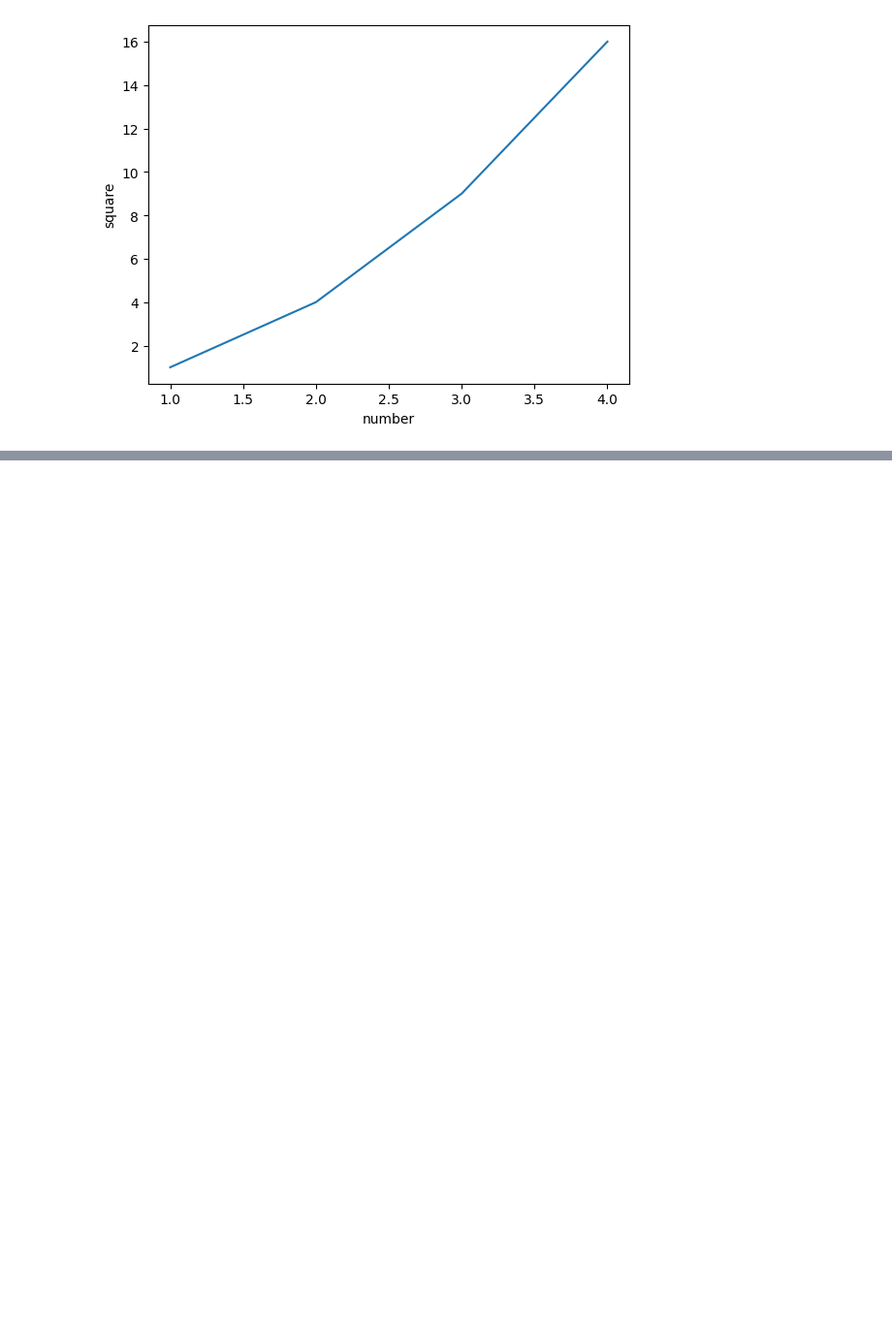
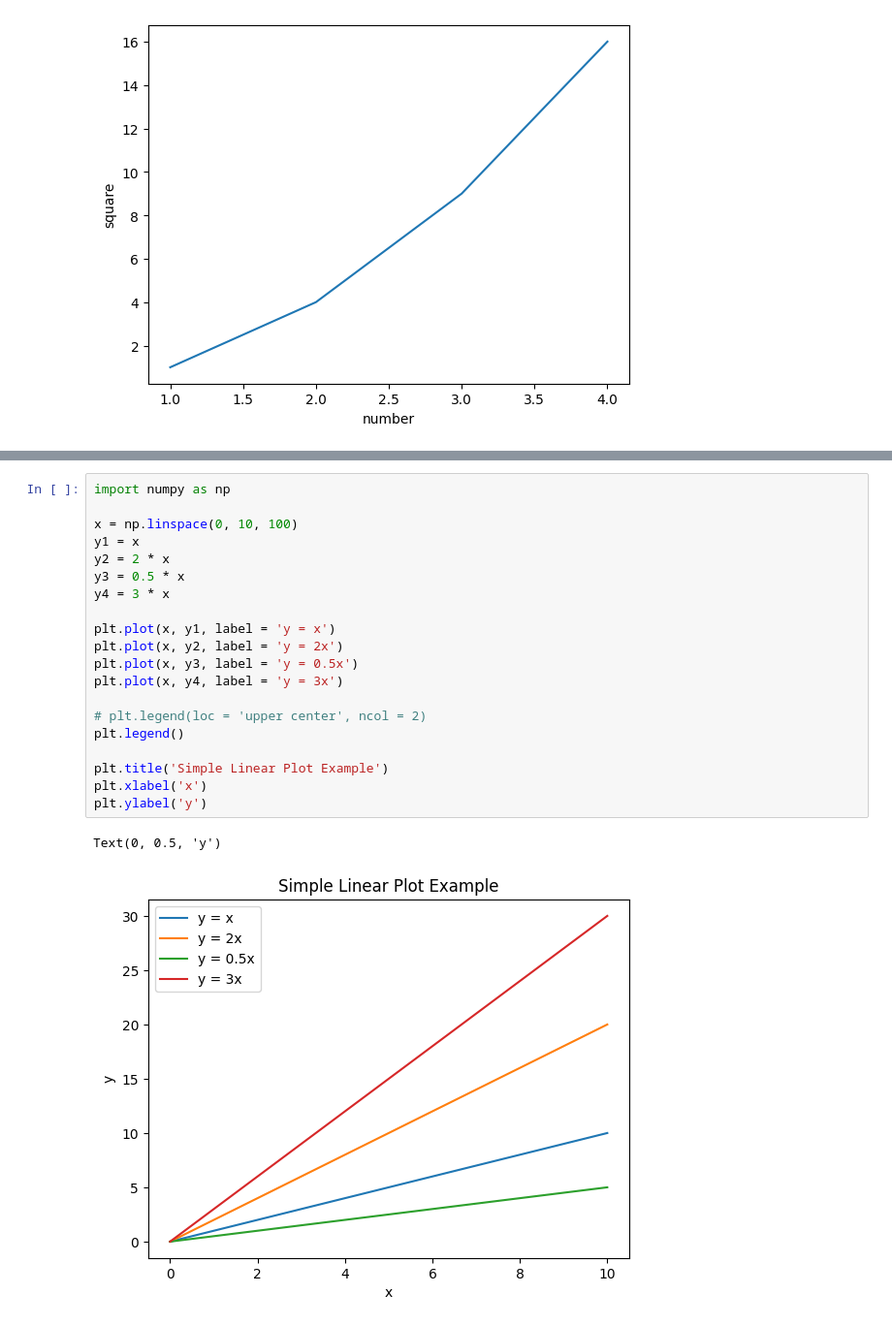
Before and after one commit to Choiwanwoo-03/MachineLearning_CodePractice, a Jupyter notebook: Matplotlib_library_practice.ipynb, the cells around one changed output, grey strips where cells are left out. Shown at 97% size. Cells and saved outputs as stored; diff of their text form; blank space fills up the shorter version.

```diff
--- a/Matplotlib_library_practice.ipynb
+++ b/Matplotlib_library_practice.ipynb
@@ -27,0 +37,23 @@ plt.show()
+# %%
+import numpy as np
+
+x = np.linspace(0, 10, 100)
+y1 = x
+y2 = 2 * x
+y3 = 0.5 * x
+y4 = 3 * x
+
+plt.plot(x, y1, label = 'y = x')
+plt.plot(x, y2, label = 'y = 2x')
+plt.plot(x, y3, label = 'y = 0.5x')
+plt.plot(x, y4, label = 'y = 3x')
+
+# plt.legend(loc = 'upper center', ncol = 2)
+plt.legend()
+
+plt.title('Simple Linear Plot Example')
+plt.xlabel('x')
+plt.ylabel('y')
+# %% [output]
+Text(0, 0.5, 'y')
+[figure, added]
```
Also changed, not shown: parts of 1 cell of this notebook.
